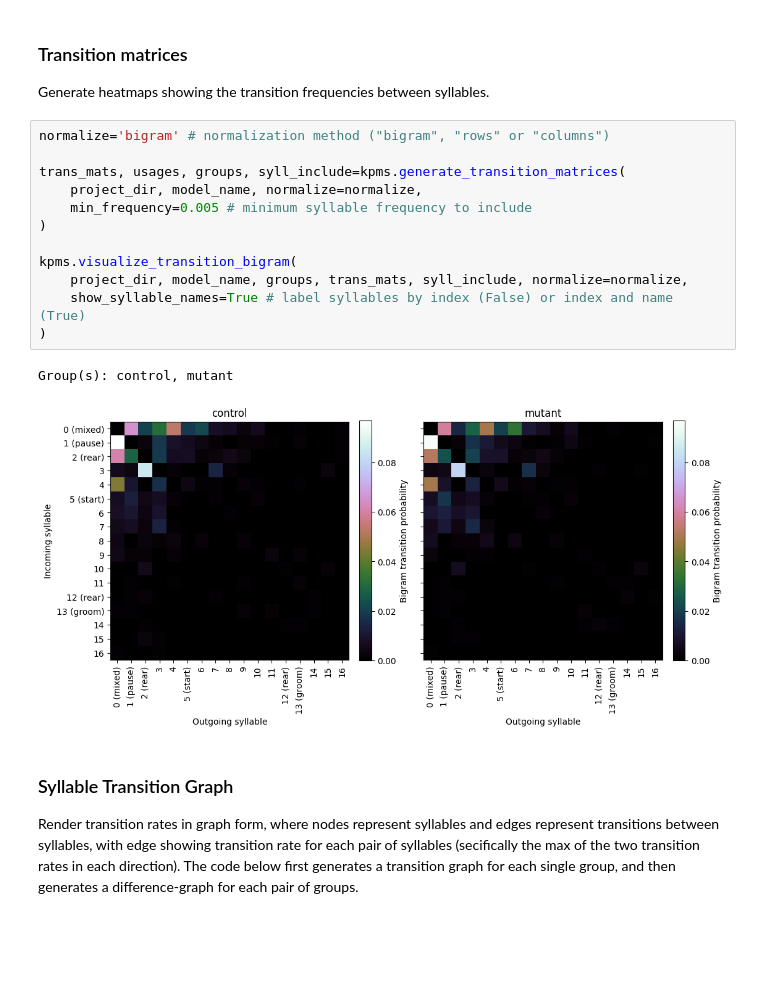
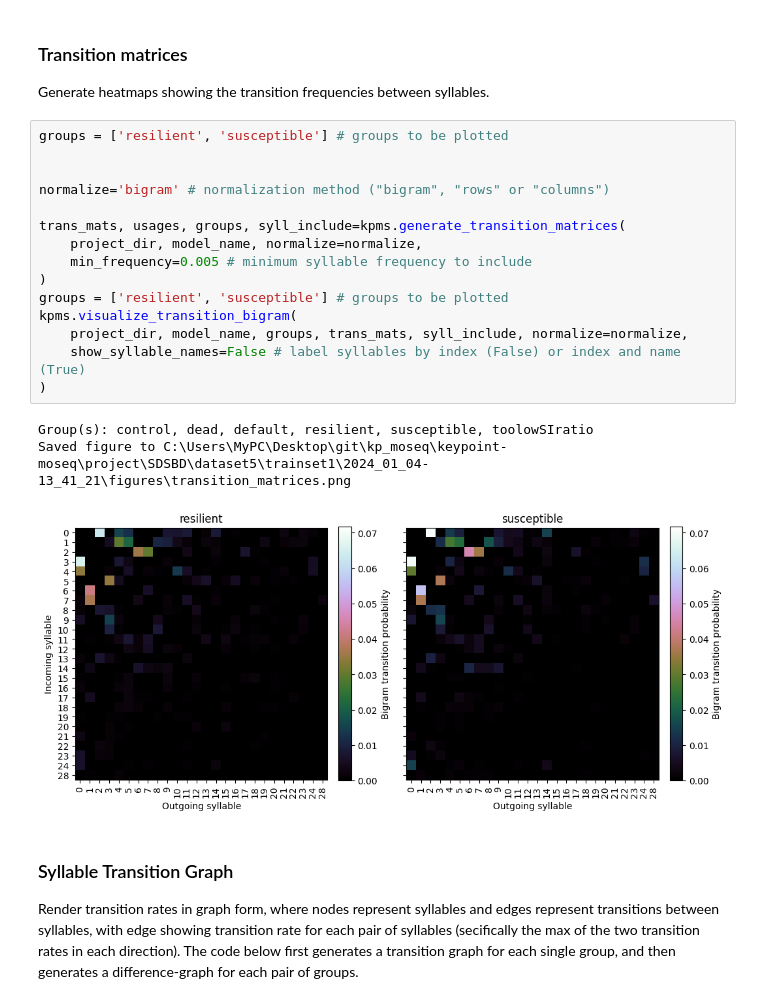
Before and after one commit to Junes94/keypoint-moseq, a Jupyter notebook: docs/source/analysis_SDSBD.ipynb, the cells around one changed output. Cells and saved outputs as stored; diff of their text form; blank space fills up the shorter version.

```diff
--- a/docs/source/analysis_SDSBD.ipynb
+++ b/docs/source/analysis_SDSBD.ipynb
@@ -112,20 +164,24 @@ kpms.plot_syll_stats_with_sem(
 ### Transition matrices
 Generate heatmaps showing the transition frequencies between syllables.
 # %%
+groups = ['resilient', 'susceptible'] # groups to be plotted
+
+
 normalize='bigram' # normalization method ("bigram", "rows" or "columns")
 
 trans_mats, usages, groups, syll_include=kpms.generate_transition_matrices(
     project_dir, model_name, normalize=normalize,
     min_frequency=0.005 # minimum syllable frequency to include
 )
-
+groups = ['resilient', 'susceptible'] # groups to be plotted
 kpms.visualize_transition_bigram(
     project_dir, model_name, groups, trans_mats, syll_include, normalize=normalize,
-    show_syllable_names=True # label syllables by index (False) or index and name (True)
+    show_syllable_names=False # label syllables by index (False) or index and name (True)
 )
 # %% [output]
-Group(s): control, mutant
+Group(s): control, dead, default, resilient, susceptible, toolowSIratio
+Saved figure to C:\Users\MyPC\Desktop\git\kp_moseq\keypoint-moseq\project\SDSBD\dataset5\trainset1\2024_01_04-13_41_21\figures\transition_matrices.png
-[figure, old version]
+[figure, new version]
 # %% [markdown]
 ### Syllable Transition Graph
 Render transition rates in graph form, where nodes represent syllables and edges represent transitions between syllables, with edge showing transition rate for each pair of syllables (secifically the max of the two transition rates in each direction). The code below first generates a transition graph for each single group, and then generates a difference-graph for each pair of groups.
```
Also changed, not shown: parts of 11 cells of this notebook, 6 other files.
